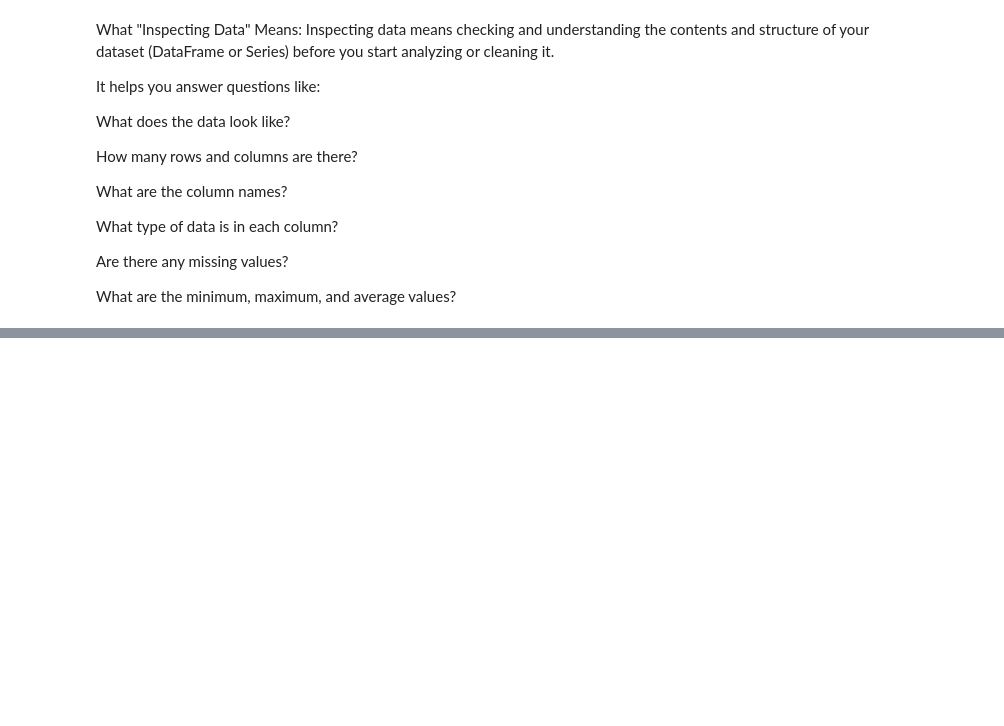
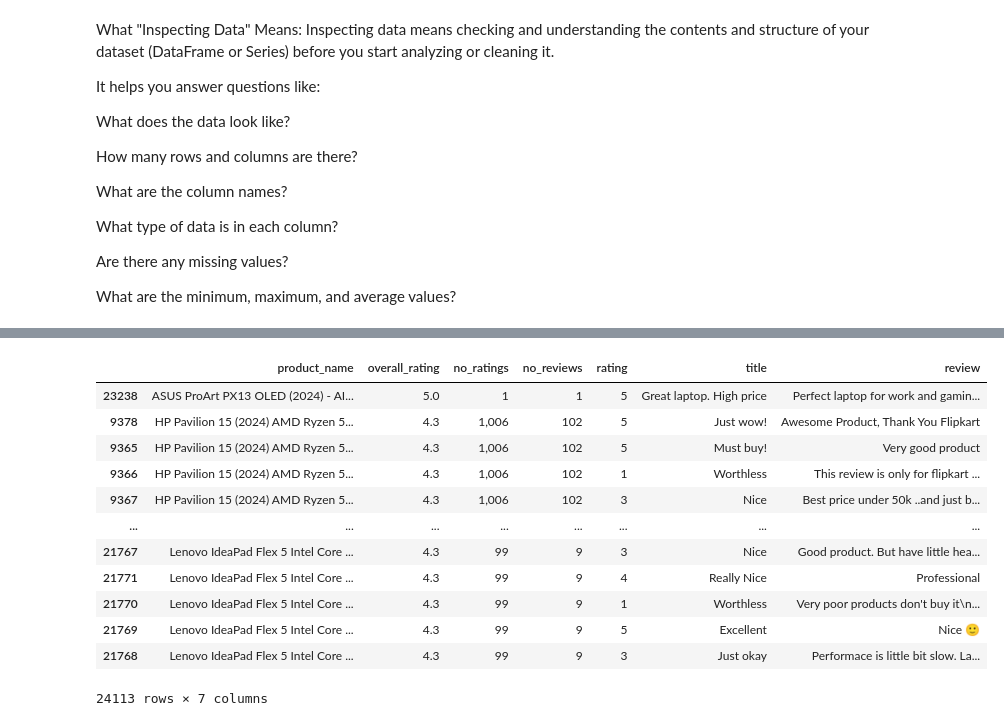
Before and after one commit to LordMelodias/pandas_series, a Jupyter notebook: topic6.ipynb, the cells around one changed output, grey strips where cells are left out. Cells and saved outputs as stored; diff of their text form; code cells hidden in the pictures; blank space fills up the shorter version.

```diff
--- a/topic6.ipynb
+++ b/topic6.ipynb
@@ -49,0 +288,18 @@ What are the minimum, maximum, and average values?
+# %%
+# df.sort_values(by='col')
+# Sorts the DataFrame by a specific column. (by dafault it sort in  ascending order)
+datacsv.sort_values(by='no_ratings')
+# %% [output]
+|  | product_name | overall_rating | no_ratings | no_reviews | rating | title | review |
+| 23238 | ASUS ProArt PX13 OLED (2024) - AI... | 5.0 | 1 | 1 | 5 | Great laptop. High price | Perfect laptop for work and gamin... |
+| 9378 | HP Pavilion 15 (2024) AMD Ryzen 5... | 4.3 | 1,006 | 102 | 5 | Just wow! | Awesome Product, Thank You Flipkart |
+| 9365 | HP Pavilion 15 (2024) AMD Ryzen 5... | 4.3 | 1,006 | 102 | 5 | Must buy! | Very good product |
+| 9366 | HP Pavilion 15 (2024) AMD Ryzen 5... | 4.3 | 1,006 | 102 | 1 | Worthless | This review is only for flipkart ... |
+| 9367 | HP Pavilion 15 (2024) AMD Ryzen 5... | 4.3 | 1,006 | 102 | 3 | Nice | Best price under 50k ..and just b... |
+| ... | ... | ... | ... | ... | ... | ... | ... |
+| 21767 | Lenovo IdeaPad Flex 5 Intel Core ... | 4.3 | 99 | 9 | 3 | Nice | Good product. But have little hea... |
+| 21771 | Lenovo IdeaPad Flex 5 Intel Core ... | 4.3 | 99 | 9 | 4 | Really Nice | Professional |
+| 21770 | Lenovo IdeaPad Flex 5 Intel Core ... | 4.3 | 99 | 9 | 1 | Worthless | Very poor products don't buy it\n... |
+| 21769 | Lenovo IdeaPad Flex 5 Intel Core ... | 4.3 | 99 | 9 | 5 | Excellent | Nice 🙂 |
+| 21768 | Lenovo IdeaPad Flex 5 Intel Core ... | 4.3 | 99 | 9 | 3 | Just okay | Performace is little bit slow. La... |
+24113 rows × 7 columns
```
Also changed, not shown: parts of 23 cells of this notebook.
